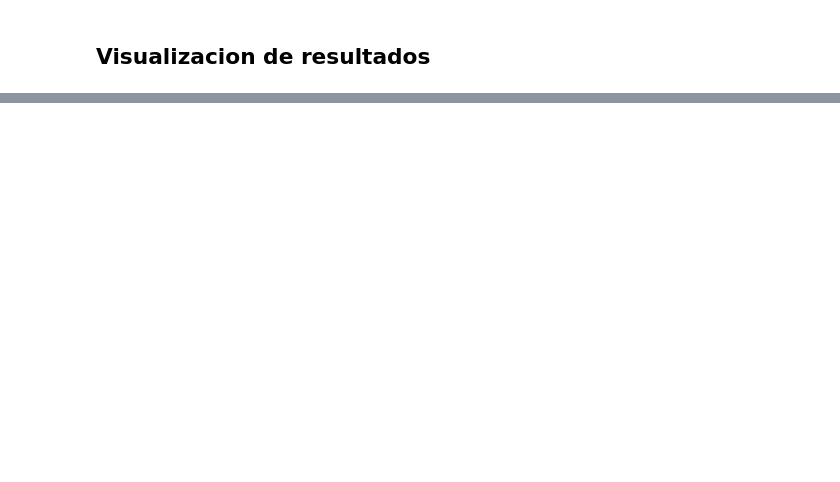
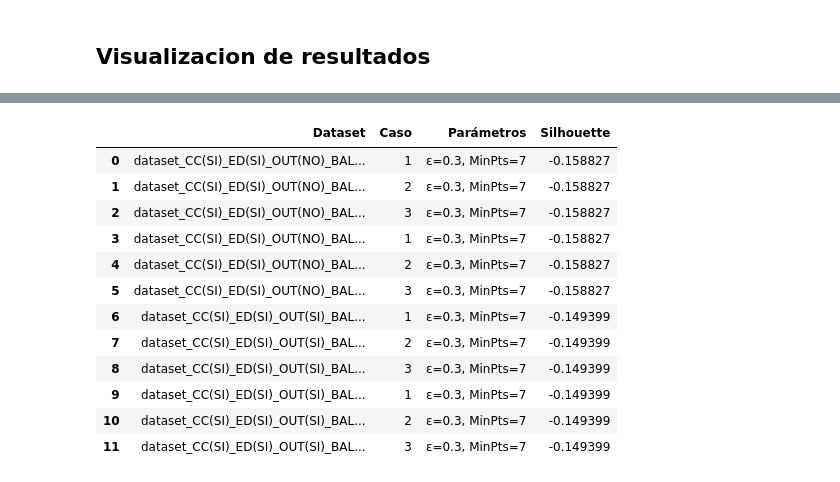
Before and after one commit to Zuleto1231/practica_2, a Jupyter notebook: main.ipynb, the cells around one changed output, grey strips where cells are left out. Drawn from its saved outputs; the diff is of its cells as text; code cells hidden in the pictures; blank space fills up the shorter version.

```diff
--- a/main.ipynb
+++ b/main.ipynb
@@ -1183,0 +1224,11 @@ for file in sorted(os.listdir(input_dir)):
+# %%
+# Eliminar variable objetivo (si existe)
+X = data.drop(columns=["target"], errors="ignore")
+
+# Codificación de variables categóricas
+for col in X.select_dtypes(include=['object']).columns:
+    le = LabelEncoder()
+    X[col] = le.fit_transform(X[col])
+
+print("✅ Dataset preparado para aprendizaje no supervisado")
+display(X.head())
@@ -1183,0 +1433,75 @@ for file in sorted(os.listdir(input_dir)):
+# %%
+resultados_dbscan = []
+
+# Valores de prueba
+eps_values = [0.3, 0.5, 0.7, 0.9, 1.2]
+minpts_values = [3, 4, 5, 6, 7]
+
+for i, df_temp in enumerate(datasets):
+    nombre_config = configuraciones[i]
+    df_temp = df_temp.dropna().select_dtypes(include=[np.number])
+    X = StandardScaler().fit_transform(df_temp)
+
+    silhouette_promedio = np.zeros(len(eps_values))
+
+    for caso in range(1, 4):
+        mejor_sil = -1
+        mejor_eps, mejor_minpts = None, None
+        mejor_labels = None
+
+        for e_idx, eps in enumerate(eps_values):
+            sil_temp = []
+            for minpts in minpts_values:
+                modelo = DBSCAN(eps=eps, min_samples=minpts)
+                labels = modelo.fit_predict(X)
+                if len(set(labels)) <= 1:
+                    continue
+                sil = silhouette_score(X, labels)
+                sil_temp.append(sil)
+                if sil > mejor_sil:
+                    mejor_sil = sil
+                    mejor_eps, mejor_minpts, mejor_labels = eps, minpts, labels
+
+            if sil_temp:
+                silhouette_promedio[e_idx] += np.mean(sil_temp)
+
+        resultados_dbscan.append({
+            "Dataset": nombre_config,
+            "Caso": caso,
+            "Parámetros": f"ε={mejor_eps}, MinPts={mejor_minpts}",
+            "Silhouette": mejor_sil
+        })
+
+    silhouette_promedio /= 3
+
+    # ---------- Gráficas ----------
+    plt.figure()
+    plt.plot(eps_values, silhouette_promedio, 'o-', color='seagreen')
+    plt.title(f"Silhouette promedio vs ε - {nombre_config}")
+    plt.xlabel("ε (Epsilon)")
+    plt.ylabel("Silhouette Promedio")
+    plt.grid(True)
+    plt.savefig(f"visualizaciones/dbscan/silhouette_{nombre_config}.png", bbox_inches="tight")
+    plt.close()
+
+    # ---------- PCA ----------
+    pca = PCA(n_components=2)
+    X_pca = pca.fit_transform(X)
+
+    plt.figure(figsize=(6, 5))
+    plt.scatter(X_pca[:, 0], X_pca[:, 1], c=mejor_labels, cmap="viridis", s=25)
+    plt.title(f"Clusters DBSCAN (PCA 2D) - {nombre_config}")
+    plt.xlabel("Componente 1")
+    plt.ylabel("Componente 2")
+    plt.grid(True, linestyle="--", alpha=0.5)
+    plt.savefig(f"visualizaciones/dbscan/pca_clusters_{nombre_config}.png", bbox_inches="tight")
+    plt.close()
+
+# Guardar CSV final
+df_dbscan = pd.DataFrame(resultados_dbscan)
+df_dbscan.to_csv("resultados/resultados_dbscan.csv", index=False)
+
+print("✅ Resultados de DBSCAN guardados en 'resultados/resultados_dbscan.csv'")
+print("✅ Se generaron 24 filas (3 casos × 8 configuraciones)")
+display(df_dbscan.head(12))
+# %% [output]
@@ -1183,0 +1510,13 @@ for file in sorted(os.listdir(input_dir)):
+|  | Dataset | Caso | Parámetros | Silhouette |
+| 0 | dataset_CC(SI)_ED(SI)_OUT(NO)_BAL... | 1 | ε=0.3, MinPts=7 | -0.158827 |
+| 1 | dataset_CC(SI)_ED(SI)_OUT(NO)_BAL... | 2 | ε=0.3, MinPts=7 | -0.158827 |
+| 2 | dataset_CC(SI)_ED(SI)_OUT(NO)_BAL... | 3 | ε=0.3, MinPts=7 | -0.158827 |
+| 3 | dataset_CC(SI)_ED(SI)_OUT(NO)_BAL... | 1 | ε=0.3, MinPts=7 | -0.158827 |
+| 4 | dataset_CC(SI)_ED(SI)_OUT(NO)_BAL... | 2 | ε=0.3, MinPts=7 | -0.158827 |
+| 5 | dataset_CC(SI)_ED(SI)_OUT(NO)_BAL... | 3 | ε=0.3, MinPts=7 | -0.158827 |
+| 6 | dataset_CC(SI)_ED(SI)_OUT(SI)_BAL... | 1 | ε=0.3, MinPts=7 | -0.149399 |
+| 7 | dataset_CC(SI)_ED(SI)_OUT(SI)_BAL... | 2 | ε=0.3, MinPts=7 | -0.149399 |
+| 8 | dataset_CC(SI)_ED(SI)_OUT(SI)_BAL... | 3 | ε=0.3, MinPts=7 | -0.149399 |
+| 9 | dataset_CC(SI)_ED(SI)_OUT(SI)_BAL... | 1 | ε=0.3, MinPts=7 | -0.149399 |
+| 10 | dataset_CC(SI)_ED(SI)_OUT(SI)_BAL... | 2 | ε=0.3, MinPts=7 | -0.149399 |
+| 11 | dataset_CC(SI)_ED(SI)_OUT(SI)_BAL... | 3 | ε=0.3, MinPts=7 | -0.149399 |
```
Also changed, not shown: parts of 19 cells of this notebook.
